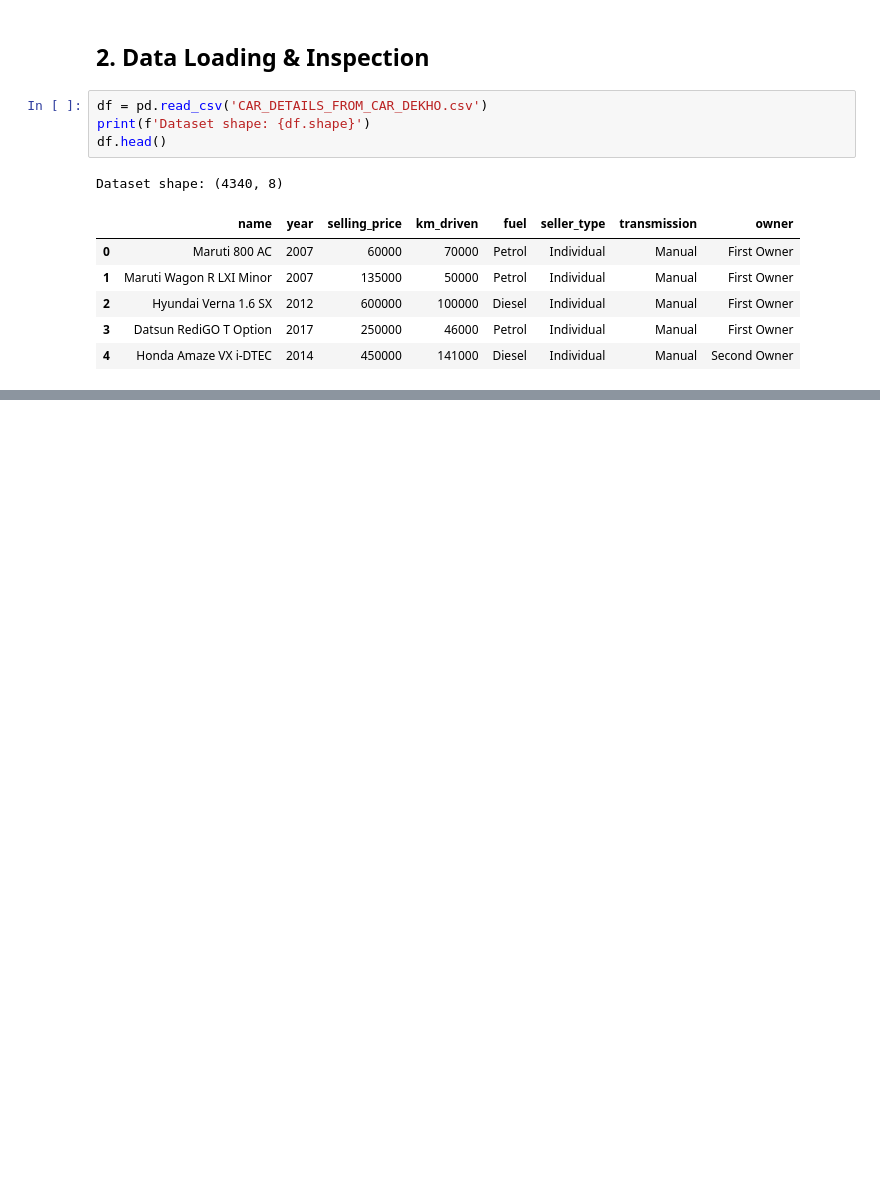
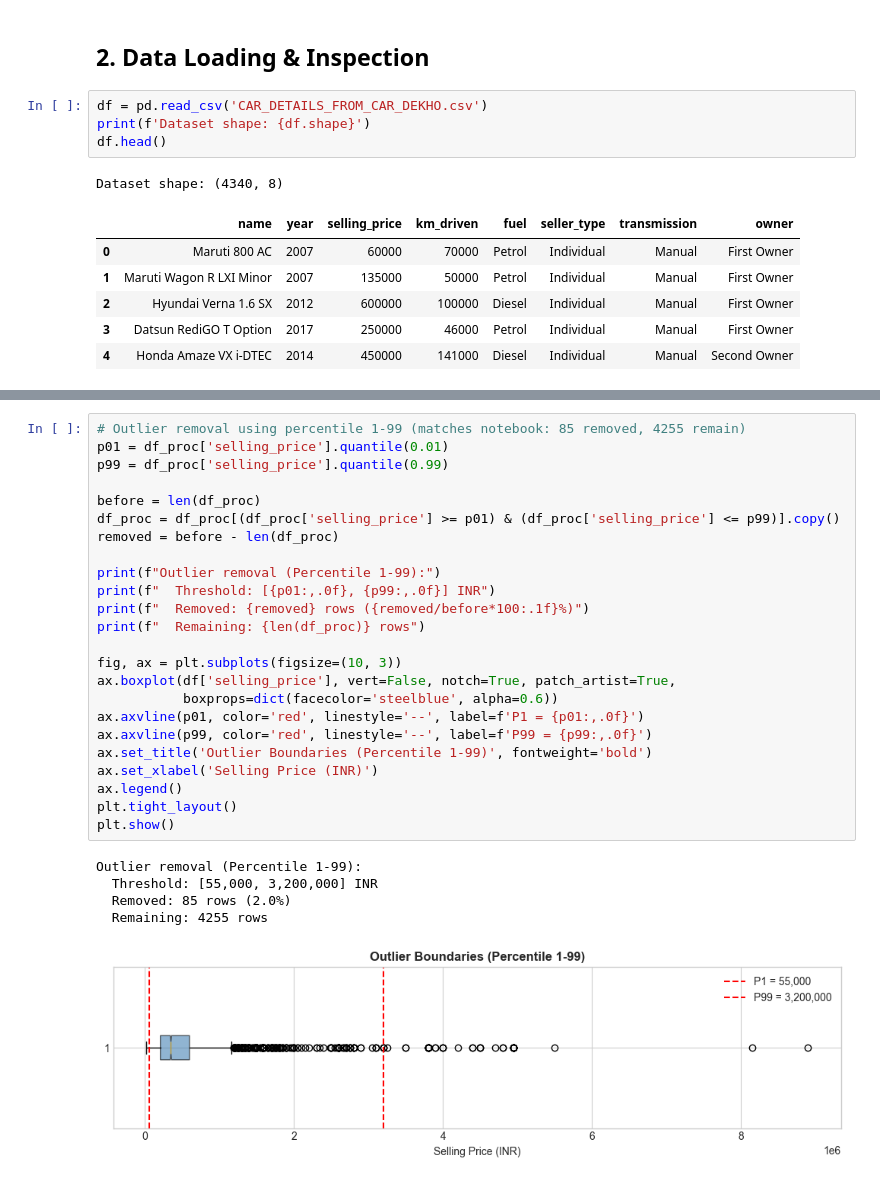
Before and after one commit to Pemula6798/web_app_pricemycar, a Jupyter notebook: evaluasi/evaluasi.ipynb, the cells around one changed output, grey strips where cells are left out. Cells and saved outputs as stored; diff of their text form; blank space fills up the shorter version.

```diff
--- a/evaluasi/evaluasi.ipynb
+++ b/evaluasi/evaluasi.ipynb
@@ -780,0 +208,30 @@ Saved: ordinal_encoder.pkl, brand_freq_map.pkl, feature_columns.pkl
+# %%
+# Outlier removal using percentile 1-99 (matches notebook: 85 removed, 4255 remain)
+p01 = df_proc['selling_price'].quantile(0.01)
+p99 = df_proc['selling_price'].quantile(0.99)
+
+before = len(df_proc)
+df_proc = df_proc[(df_proc['selling_price'] >= p01) & (df_proc['selling_price'] <= p99)].copy()
+removed = before - len(df_proc)
+
+print(f"Outlier removal (Percentile 1-99):")
+print(f"  Threshold: [{p01:,.0f}, {p99:,.0f}] INR")
+print(f"  Removed: {removed} rows ({removed/before*100:.1f}%)")
+print(f"  Remaining: {len(df_proc)} rows")
+
+fig, ax = plt.subplots(figsize=(10, 3))
+ax.boxplot(df['selling_price'], vert=False, notch=True, patch_artist=True,
+           boxprops=dict(facecolor='steelblue', alpha=0.6))
+ax.axvline(p01, color='red', linestyle='--', label=f'P1 = {p01:,.0f}')
+ax.axvline(p99, color='red', linestyle='--', label=f'P99 = {p99:,.0f}')
+ax.set_title('Outlier Boundaries (Percentile 1-99)', fontweight='bold')
+ax.set_xlabel('Selling Price (INR)')
+ax.legend()
+plt.tight_layout()
+plt.show()
+# %% [output]
+Outlier removal (Percentile 1-99):
+  Threshold: [55,000, 3,200,000] INR
+  Removed: 85 rows (2.0%)
+  Remaining: 4255 rows
+[figure, added]
```
Also changed, not shown: parts of 92 cells of this notebook, 1 other file.
